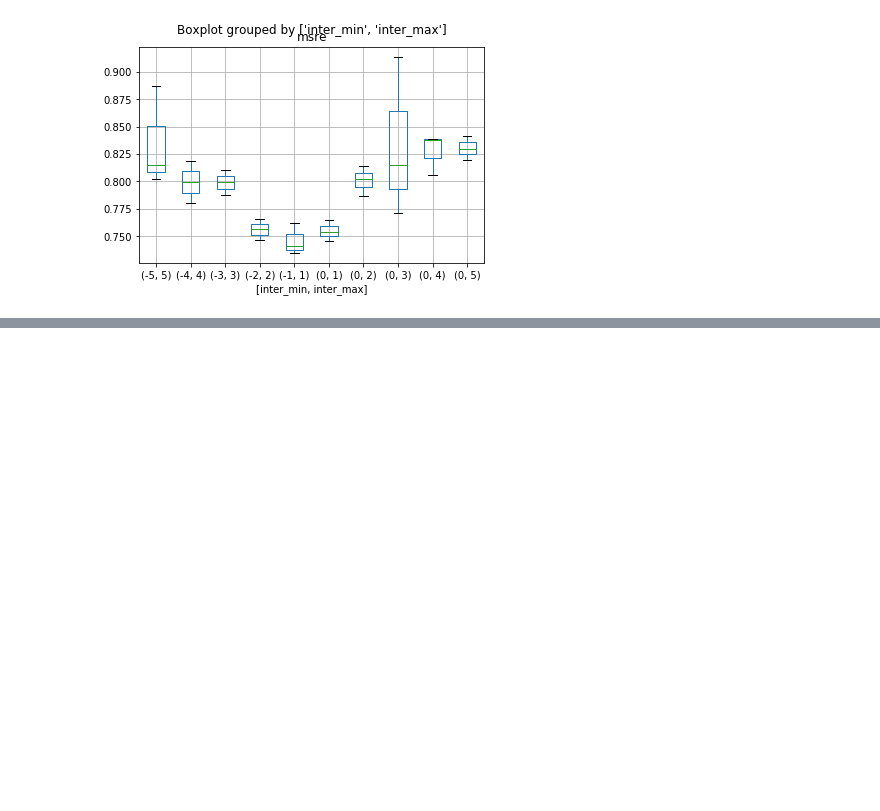
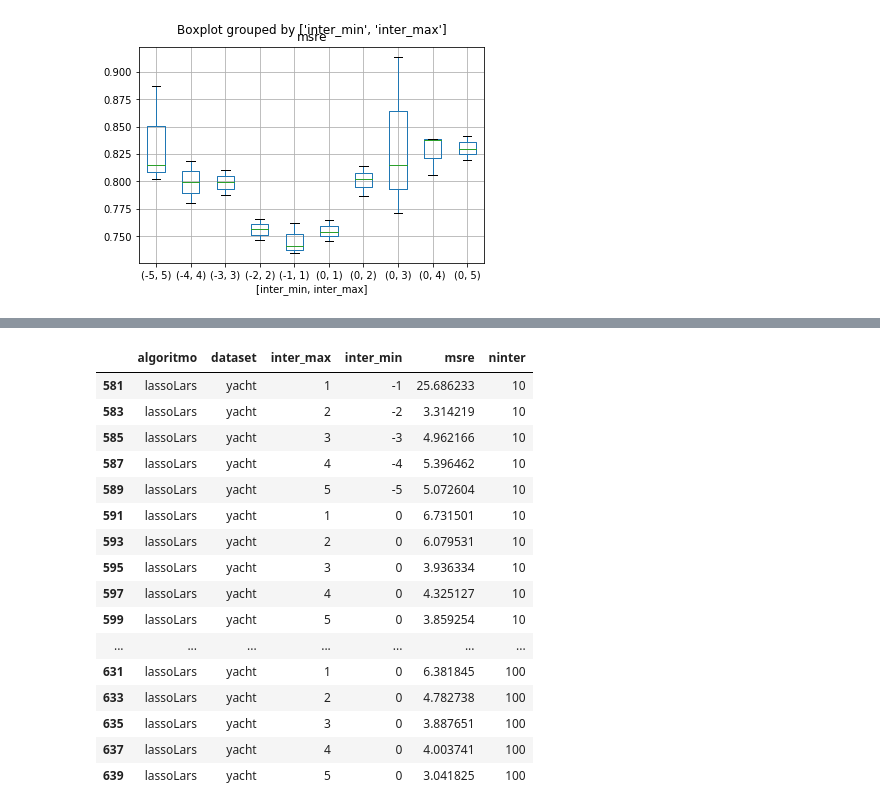
Before and after one commit to maira-lima/inter-transf, a Jupyter notebook: inter-transf.ipynb, the cells around one changed output, grey strips where cells are left out. Cells and saved outputs as stored; diff of their text form; code cells hidden in the pictures; blank space fills up the shorter version.

```diff
--- a/inter-transf.ipynb
+++ b/inter-transf.ipynb
@@ -548,0 +604,20 @@ bp = S[['inter_min','inter_max','msre']].boxplot(column=['msre'], by=['inter_min
+# %%
+S.loc[S['algoritmo'] == 'lassoLars']
+# %% [output]
+|  | algoritmo | dataset | inter_max | inter_min | msre | ninter |
+| 581 | lassoLars | yacht | 1 | -1 | 25.686233 | 10 |
+| 583 | lassoLars | yacht | 2 | -2 | 3.314219 | 10 |
+| 585 | lassoLars | yacht | 3 | -3 | 4.962166 | 10 |
+| 587 | lassoLars | yacht | 4 | -4 | 5.396462 | 10 |
+| 589 | lassoLars | yacht | 5 | -5 | 5.072604 | 10 |
+| 591 | lassoLars | yacht | 1 | 0 | 6.731501 | 10 |
+| 593 | lassoLars | yacht | 2 | 0 | 6.079531 | 10 |
+| 595 | lassoLars | yacht | 3 | 0 | 3.936334 | 10 |
+| 597 | lassoLars | yacht | 4 | 0 | 4.325127 | 10 |
+| 599 | lassoLars | yacht | 5 | 0 | 3.859254 | 10 |
+| ... | ... | ... | ... | ... | ... | ... |
+| 631 | lassoLars | yacht | 1 | 0 | 6.381845 | 100 |
+| 633 | lassoLars | yacht | 2 | 0 | 4.782738 | 100 |
+| 635 | lassoLars | yacht | 3 | 0 | 3.887651 | 100 |
+| 637 | lassoLars | yacht | 4 | 0 | 4.003741 | 100 |
+| 639 | lassoLars | yacht | 5 | 0 | 3.041825 | 100 |
```
Also changed, not shown: parts of 8 cells of this notebook, 2 other files.
